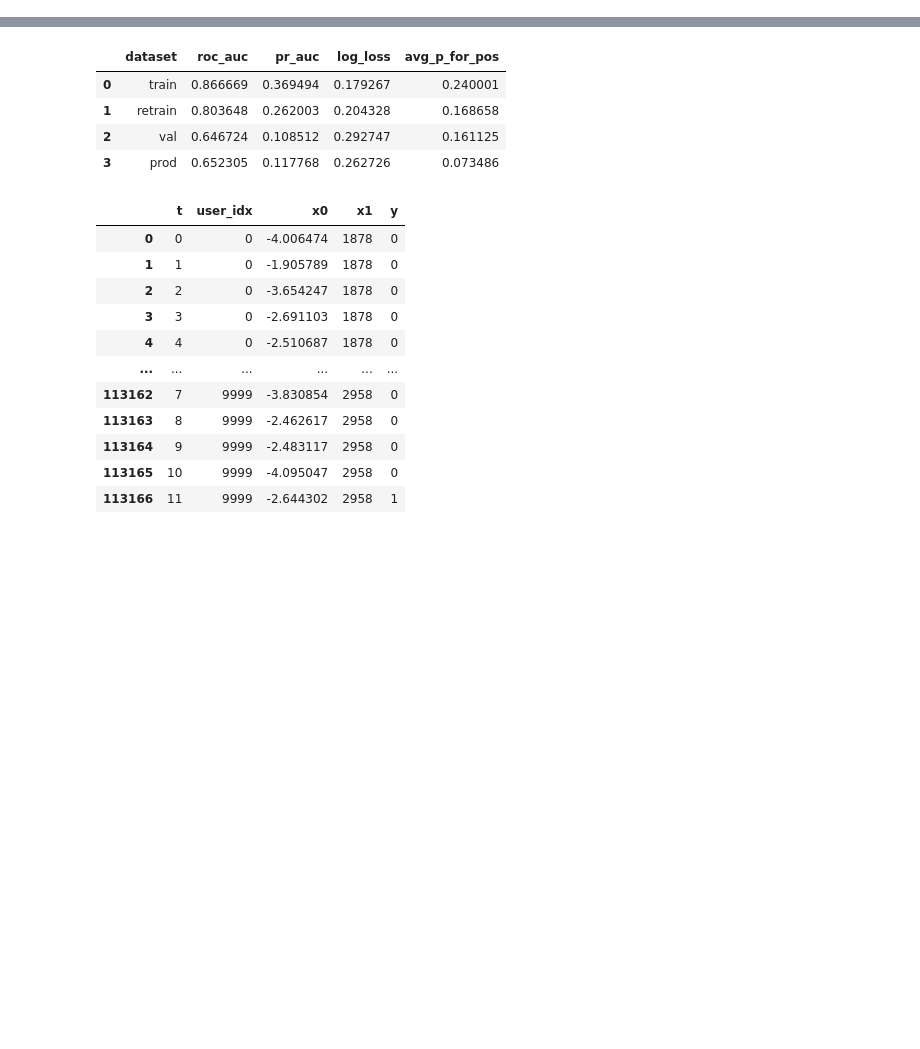
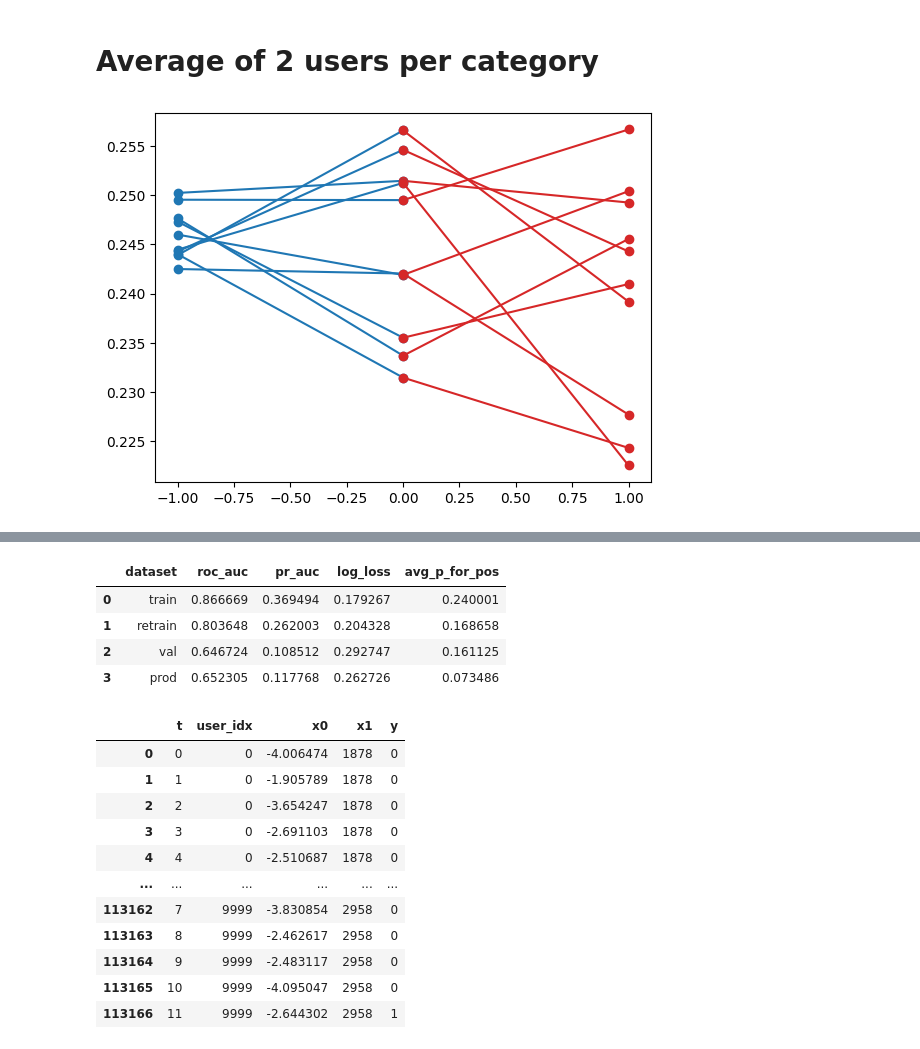
Before and after one commit to harrybraviner/battenburg, a Jupyter notebook: experiments.ipynb, the cells around one changed output, grey strips where cells are left out. Cells and saved outputs as stored; diff of their text form; code cells hidden in the pictures; blank space fills up the shorter version.

Commit message:
some results

```diff
--- a/experiments.ipynb
+++ b/experiments.ipynb
@@ -184,0 +189,26 @@ run_experiment(dataset_pd, train_val_scheme='half-population out-of-time')
+# %%
+results = {
+    'out-of-time': [],
+    'battenburg': [],
+    'half-population out-of-time': [],
+}
+for seed in tqdm(range(1234, 1234+10)):
+    dataset_pd = make_dataset(seed)
+    for train_val_scheme in ['out-of-time', 'battenburg', 'half-population out-of-time']:
+        results[train_val_scheme].append(run_experiment(dataset_pd, train_val_scheme=train_val_scheme))
+# %% [markdown]
+# Average of 2 users per category
+# %%
+fig, ax = plt.subplots()
+
+metric = 'log_loss'
+
+for i in range(len(results['out-of-time'])):
+    r_oot = results['out-of-time'][i]
+    r_b = results['battenburg'][i]
+    ax.plot([-1, 0], [r_oot[r_oot['dataset'] == 'val'][metric].iloc[0], r_oot[r_oot['dataset'] == 'prod'][metric].iloc[0]],
+            ls='-', marker='o', color='tab:blue')
+    ax.plot([+1, 0], [r_b[r_b['dataset'] == 'val'][metric].iloc[0], r_b[r_b['dataset'] == 'prod'][metric].iloc[0]],
+            ls='-', marker='o', color='tab:red')
+# %% [output]
+[figure, added]
```
Also changed, not shown: parts of 11 cells of this notebook.
